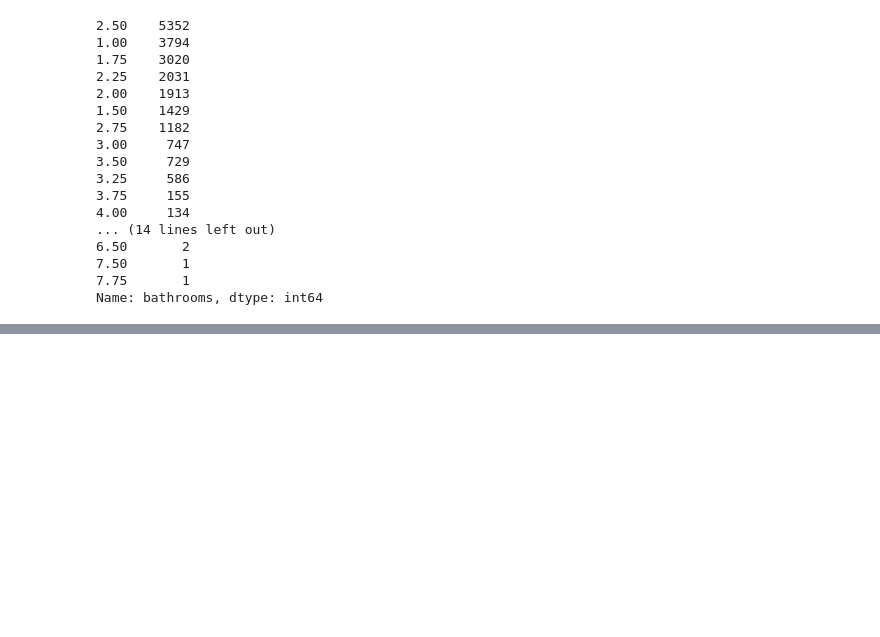
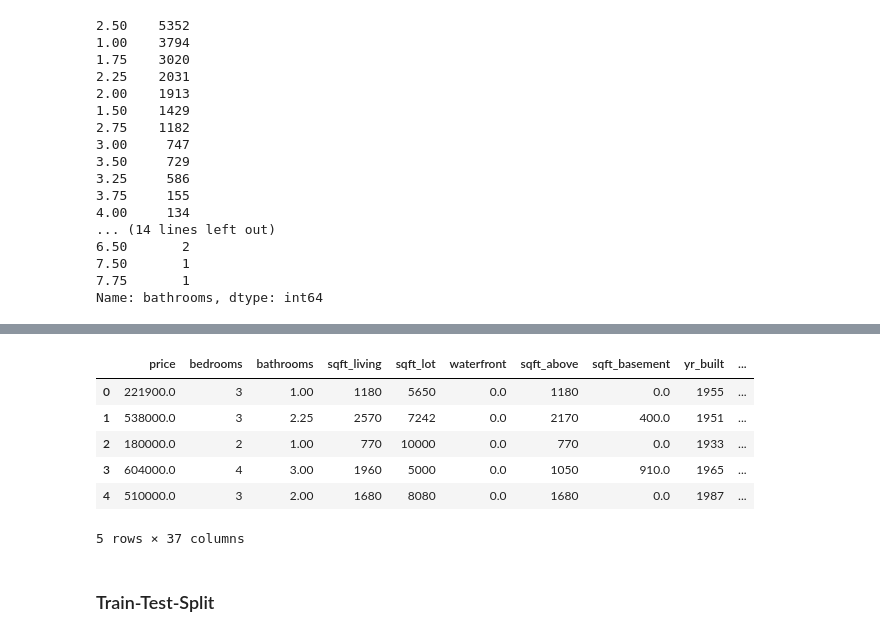
Before and after one commit to adinas94/King-Country-Regression, a Jupyter notebook: Data Cleaning Notebook.ipynb, the cells around one changed output, grey strips where cells are left out. Cells and saved outputs as stored; diff of their text form; code cells hidden in the pictures; blank space fills up the shorter version.

```diff
--- a/Data Cleaning Notebook.ipynb
+++ b/Data Cleaning Notebook.ipynb
@@ -306,6 +334,10 @@ Name: bathrooms, dtype: int64
 # %%
 #adding dummies to categorical variables
-floors_dummies = pd.get_dummies(df['floors'], prefix='floors')
-view_dummies = pd.get_dummies(df['view'], prefix='view')
-grade_dummies = pd.get_dummies(df['grade'], prefix='grade')
-condition_dummies = pd.get_dummies(df['condition'], prefix='condition')
+floors_dummies = pd.get_dummies(df['floors'], prefix='floors', drop_first=True)
+view_dummies = pd.get_dummies(df['view'], prefix='view', drop_first=True)
+grade_dummies = pd.get_dummies(df['grade'], prefix='grade', drop_first=True)
+condition_dummies = pd.get_dummies(df['condition'], prefix='condition', drop_first=True)
+
+df_preprocessed = df.drop(['floors', 'view', 'grade', 'condition'], axis=1)
+df_preprocessed = pd.concat([df_preprocessed, floors_dummies, view_dummies, grade_dummies, condition_dummies], axis=1)
+df_preprocessed.info()
@@ -311,0 +362,12 @@ condition_dummies = pd.get_dummies(df['condition'], prefix='condition')
+# %%
+df_preprocessed.head()
+# %% [output]
+|  | price | bedrooms | bathrooms | sqft_living | sqft_lot | waterfront | sqft_above | sqft_basement | yr_built | ... |
+| 0 | 221900.0 | 3 | 1.00 | 1180 | 5650 | 0.0 | 1180 | 0.0 | 1955 | ... |
+| 1 | 538000.0 | 3 | 2.25 | 2570 | 7242 | 0.0 | 2170 | 400.0 | 1951 | ... |
+| 2 | 180000.0 | 2 | 1.00 | 770 | 10000 | 0.0 | 770 | 0.0 | 1933 | ... |
+| 3 | 604000.0 | 4 | 3.00 | 1960 | 5000 | 0.0 | 1050 | 910.0 | 1965 | ... |
+| 4 | 510000.0 | 3 | 2.00 | 1680 | 8080 | 0.0 | 1680 | 0.0 | 1987 | ... |
+5 rows × 37 columns
+# %% [markdown]
+### Train-Test-Split
```
Also changed, not shown: parts of 13 cells of this notebook.
